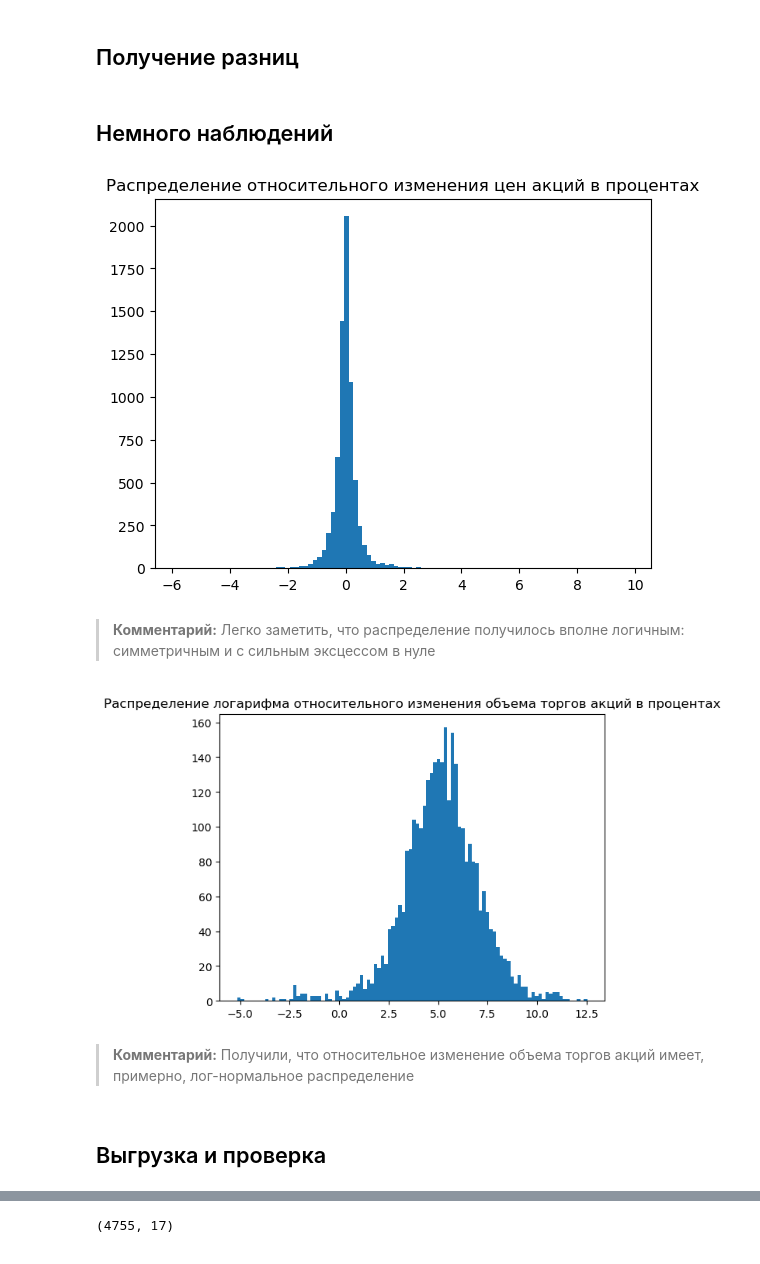
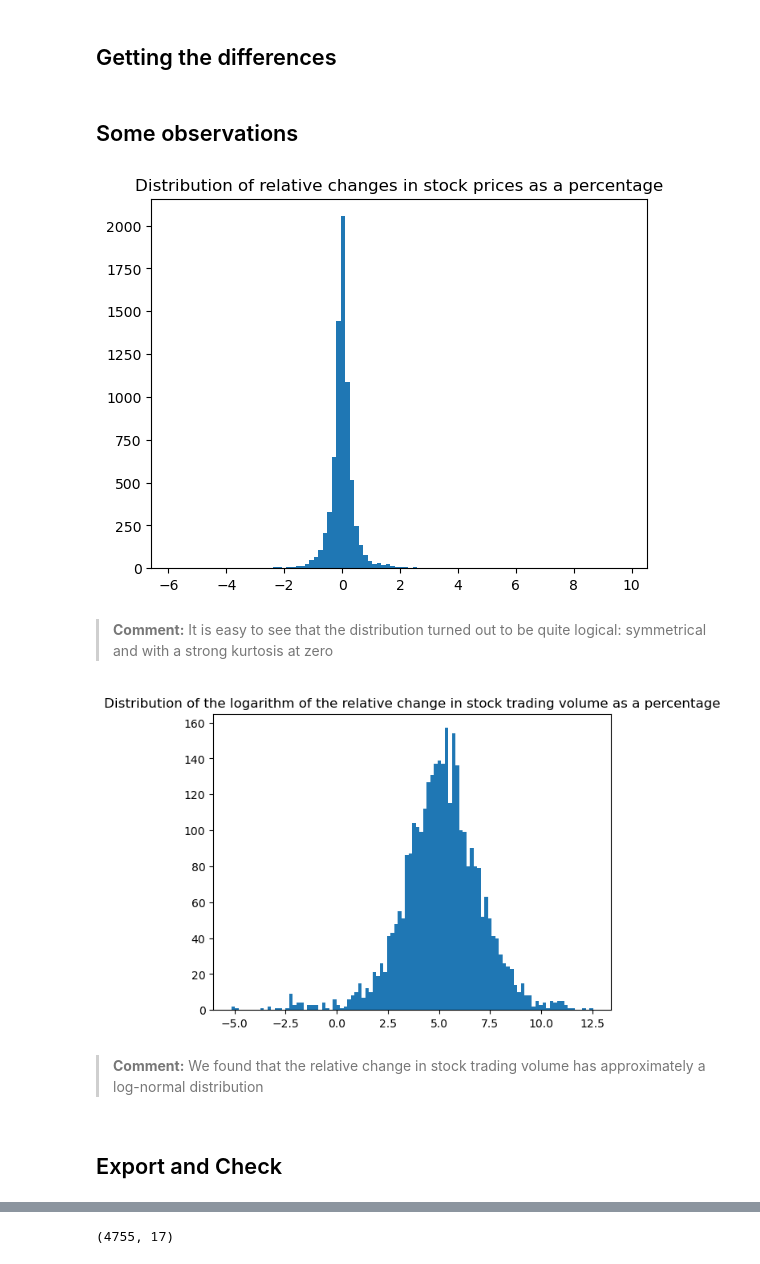
Before and after one commit to FlameInBrainSerj/project_news_graph, a Jupyter notebook: Modeling/trade_data_integration.ipynb, the cells around one changed output, grey strips where cells are left out. Cells and saved outputs as stored; diff of their text form; code cells hidden in the pictures.

```diff
--- a/Modeling/trade_data_integration.ipynb
+++ b/Modeling/trade_data_integration.ipynb
@@ -27,5 +30,5 @@ db = create_engine(conn_string)
 conn = db.connect()
 conn.autocommit = True
 
-companies_df = pd.read_sql_query('SELECT * FROM companies_tickets', conn)
+companies_df = pd.read_sql_query('SELECT * FROM data.companies_tickets', conn)
 conn.close()
@@ -80,32 +83,32 @@ dtype: int64
 # %%
 companies_df = companies_df.dropna(subset=['price_release'])
-# %% [markdown]
-## Получение разниц
+# %% [markdown]
+## Getting the differences
 # %%
 companies_df['price_diff'] = companies_df['price_lag_30'] - companies_df['price_release']
 companies_df['price_diff_percent'] = companies_df['price_diff'] / companies_df['price_release'] * 100
 companies_df['volume_diff'] = companies_df['volume_lag_30'] - companies_df['volume_release']
 companies_df['volume_diff_percent'] = companies_df['volume_diff'] / companies_df['volume_release'] * 100
-# %% [markdown]
-## Немного наблюдений
+# %% [markdown]
+## Some observations
 # %%
 plt.hist(companies_df.price_diff_percent, bins=100)
-plt.title('Распределение относительного изменения цен акций в процентах')
+plt.title('Distribution of relative changes in stock prices as a percentage')
 plt.show()
 # %% [output]
-[figure, old version]
+[figure, new version]
-# %% [markdown]
-> **Комментарий:** Легко заметить, что распределение получилось вполне логичным: симметричным и с сильным эксцессом в нуле
+# %% [markdown]
+> **Comment:** It is easy to see that the distribution turned out to be quite logical: symmetrical and with a strong kurtosis at zero
 # %%
 plt.hist(np.log(companies_df.volume_diff_percent+0.1), bins=100)
-plt.title('Распределение логарифма относительного изменения объема торгов акций в процентах')
+plt.title('Distribution of the logarithm of the relative change in stock trading volume as a percentage')
 plt.show()
 # %% [output]
-[figure, old version]
+[figure, new version]
-# %% [markdown]
-> **Комментарий:** Получили, что относительное изменение объема торгов акций имеет, примерно, лог-нормальное распределение
-# %% [markdown]
-## Выгрузка и проверка
+# %% [markdown]
+> **Comment:** We found that the relative change in stock trading volume has approximately a log-normal distribution
+# %% [markdown]
+## Export and Check
 # %%
 db = create_engine(conn_string)
 conn = db.connect()
```
Also changed, not shown: parts of 55 cells of this notebook, 10 other files.
